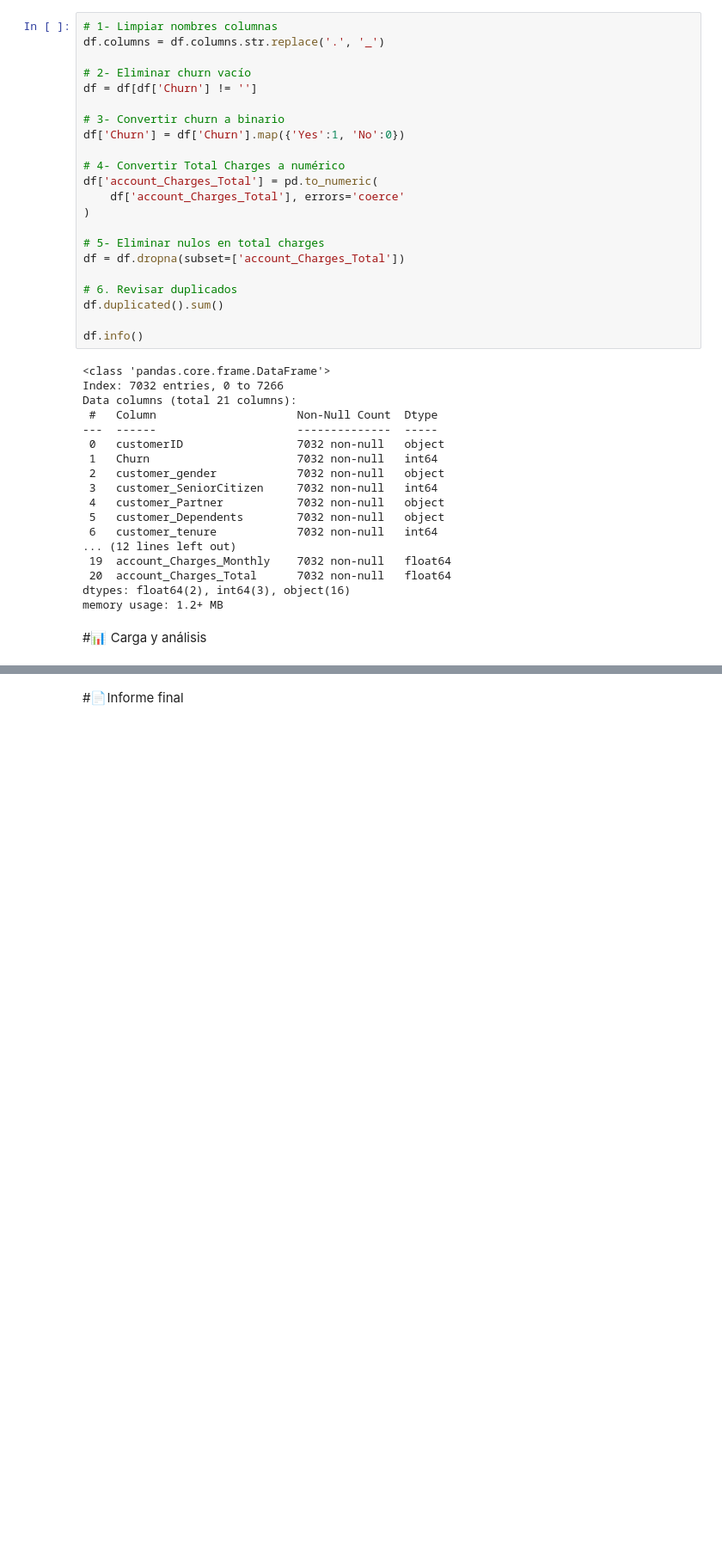
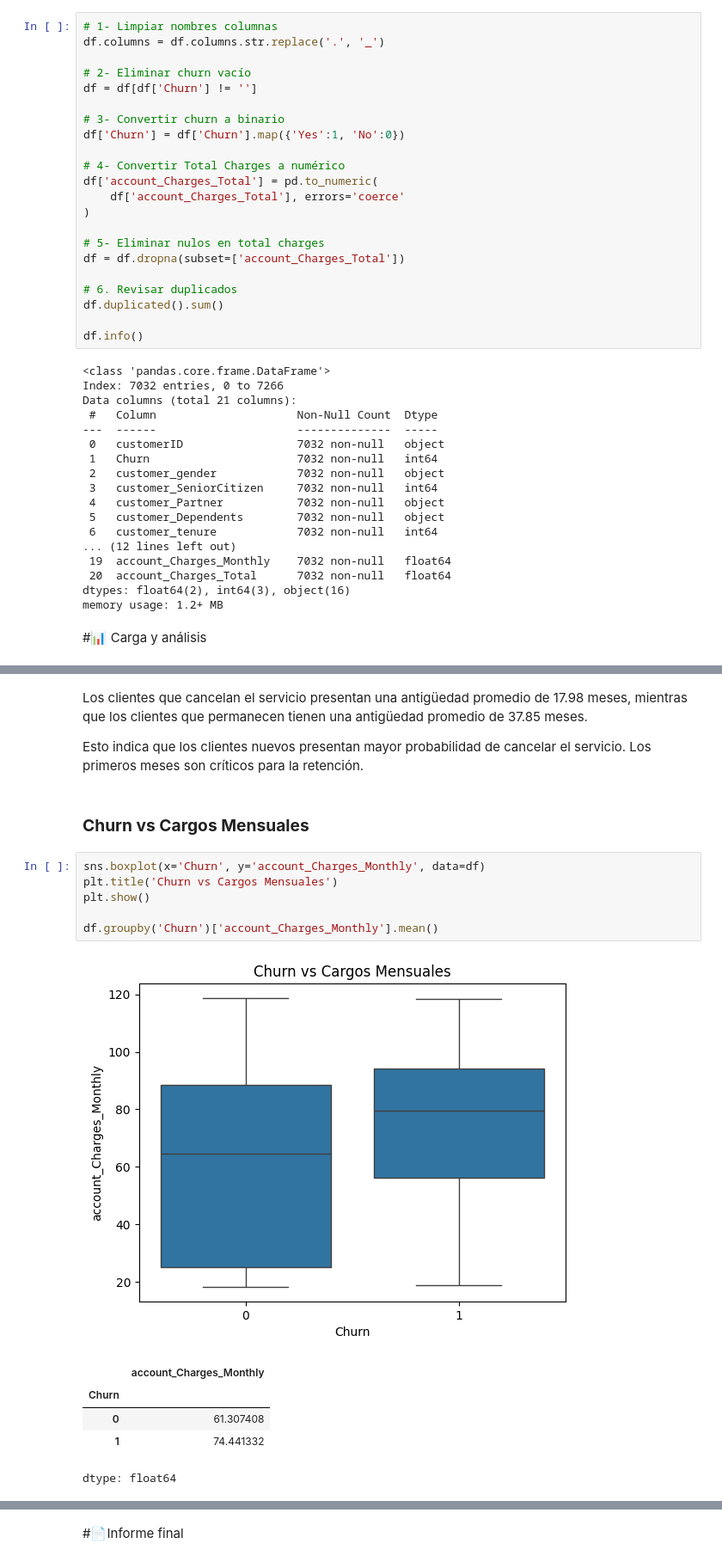
Before and after one commit to deivosarthur/telecom-x-churn-analysis-challege, a Jupyter notebook: TelecomX_LATAM.ipynb, the cells around one changed output, grey strips where cells are left out. Shown at 86% size. Cells and saved outputs as stored; diff of their text form; blank space fills up the shorter version.

```diff
--- a/TelecomX_LATAM.ipynb
+++ b/TelecomX_LATAM.ipynb
@@ -77,0 +139,19 @@ memory usage: 1.2+ MB
+# %% [markdown]
+Los clientes que cancelan el servicio presentan una antigüedad promedio de 17.98 meses, mientras que los clientes que permanecen tienen una antigüedad promedio de 37.85 meses.
+
+Esto indica que los clientes nuevos presentan mayor probabilidad de cancelar el servicio. Los primeros meses son críticos para la retención.
+# %% [markdown]
+### **Churn vs Cargos Mensuales**
+# %%
+sns.boxplot(x='Churn', y='account_Charges_Monthly', data=df)
+plt.title('Churn vs Cargos Mensuales')
+plt.show()
+
+df.groupby('Churn')['account_Charges_Monthly'].mean()
+# %% [output]
+[figure, added]
+|  | account_Charges_Monthly |
+| Churn |  |
+| 0 | 61.307408 |
+| 1 | 74.441332 |
+dtype: float64
```
Also changed, not shown: parts of 12 cells of this notebook.
